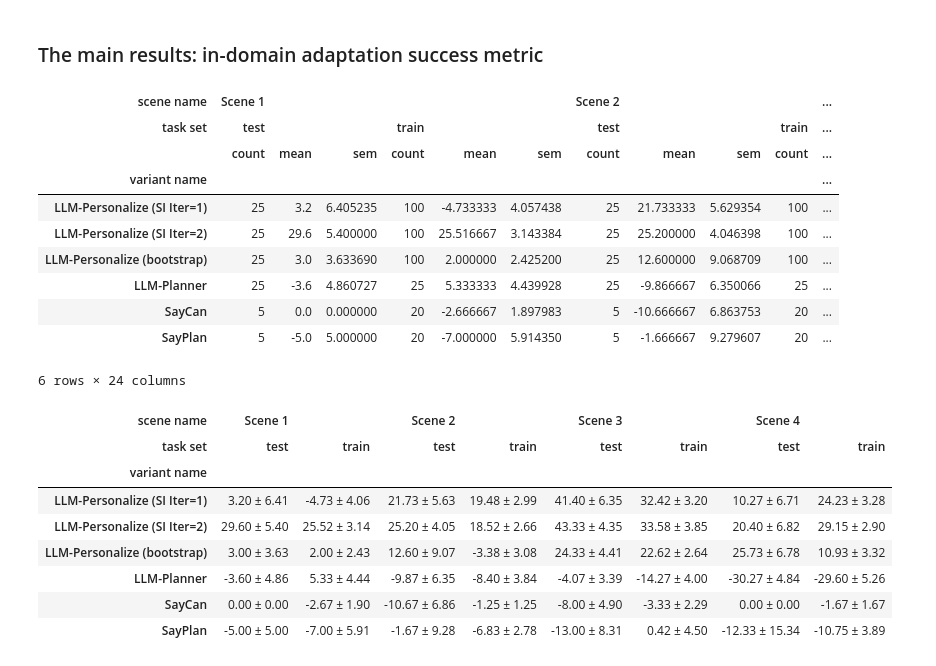
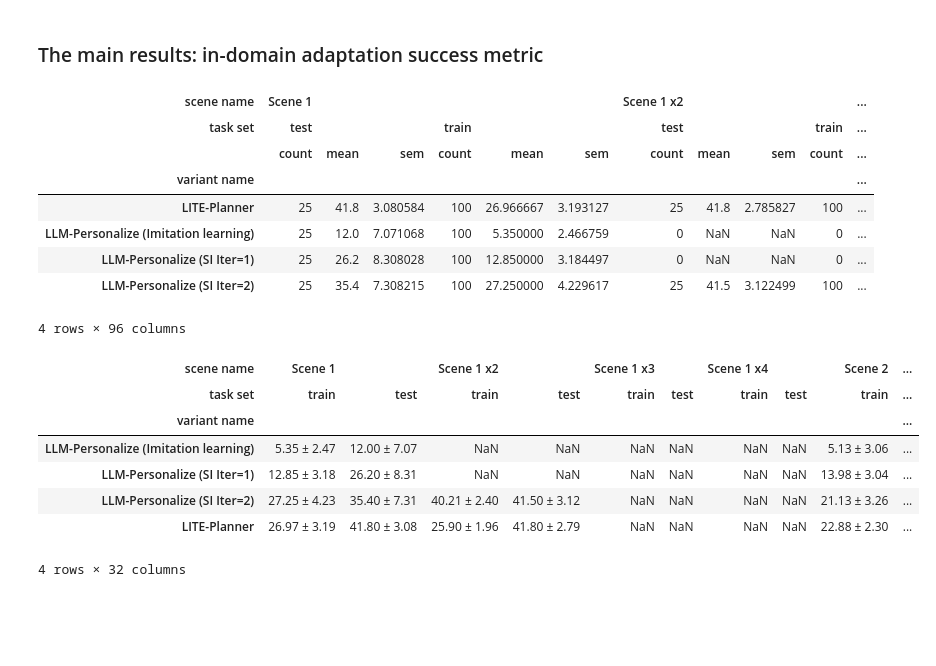
Before and after one commit to jangys99/codellmpersonalize, a Jupyter notebook: experiments/evaluate_gpt3_pair_in_domain.ipynb, the cells around one changed output. Drawn from its saved outputs; the diff is of its cells as text; code cells hidden in the pictures; blank space fills up the shorter version.

```diff
--- a/experiments/evaluate_gpt3_pair_in_domain.ipynb
+++ b/experiments/evaluate_gpt3_pair_in_domain.ipynb
@@ -261,5 +391,8 @@ for experiment_id in COMPARE_EXP:
 # %%
 df_episodes = pd.DataFrame(annotated_episode_list)
+
+df_episodes['total_calls'] = df_episodes.apply(lambda x: f"{x['llm_calls']} / {x['ppr_calls']}", axis=1)
+
 df_episodes[SPLIT_SCENE] = df_episodes.apply(lambda x: scenes[x[SCENE]], axis=1)
 df_episodes['variant'] = df_episodes.apply(lambda x: VARIANT_NAME_MAPPING[x['experiment']], axis=1)
 df_episodes['source'] = df_episodes.apply(lambda x: SOURCE_MAPPING[x[EXPERIMENT]], axis=1)
@@ -277,20 +410,16 @@ df_main = train_instances.copy(deep=True)
 # scene 2: merom_1
 # scene 3: rs_int
 # scene 4: pomaria_2
-name_map = {
-    'pomaria_1_int': 'Scene 1',
-    'merom_1_int': 'Scene 2',
-    'rs_int': 'Scene 4',
-    'pomaria_2_int': 'Scene 3'
-}
+
 variant_map = {
     'zero-shot gpt-3.5-turbo': 'LLM-Planner',
     'SayPlan': 'SayPlan',
     'SayPlan-nofeed': 'SayPlan-nofeed',
     'SayCan': 'SayCan',
-    'bootstrap': 'LLM-Personalize (bootstrap)',
+    'bootstrap': 'LLM-Personalize (Imitation learning)',
     'finetune iter 1': 'LLM-Personalize (SI Iter=1)',
     'finetune iter 2': 'LLM-Personalize (SI Iter=2)',
+    'LITEPlanner': 'LITE-Planner',
     'bt10': 'ablation_bt_large_1',
     'bt11': 'ablation_bt_small_1',
     'bt12': 'ablation_bt_large_2',
@@ -300,8 +429,7 @@ variant_map = {
 df_main['scene name'] = df_main.apply(lambda x: name_map[x['scene']], axis=1)
 df_main['variant name'] = df_main.apply(lambda x: variant_map[x['variant'].split('|')[0].strip(' ')], axis=1)
 df_main['task set'] = df_main.apply(lambda x: x['split'], axis=1)
-df_main[['scene name', 'task set', 'variant name',
-             "success_rate"]].groupby(['scene name', 'task set', 'variant name']).agg(['mean', 'sem'])
+df_main['scene name'] = pd.Categorical(df_main['scene name'], categories=scene_order, ordered=True)
 # Assuming df_main is your original DataFrame
 # Step 1: Group by and aggregate
 grouped = df_main.groupby(['scene name', 'task set', 'variant name'])['success_rate'].agg(['mean', 'sem', 'count'])
@@ -314,30 +442,36 @@ reshaped = reshaped.swaplevel(1, 2, axis=1).sort_index(axis=1)
 reshaped = reshaped.swaplevel(0, 2, axis=1).sort_index(axis=1)
 reshaped
 # %% [output]
-| scene name | Scene 1 |  |  |  |  |  | Scene 2 |  |  |  | ... |
+| scene name | Scene 1 |  |  |  |  |  | Scene 1 x2 |  |  |  | ... |
 | task set | test |  |  | train |  |  | test |  |  | train | ... |
 |  | count | mean | sem | count | mean | sem | count | mean | sem | count | ... |
 | variant name |  |  |  |  |  |  |  |  |  |  | ... |
-| LLM-Personalize (SI Iter=1) | 25 | 3.2 | 6.405235 | 100 | -4.733333 | 4.057438 | 25 | 21.733333 | 5.629354 | 100 | ... |
-| LLM-Personalize (SI Iter=2) | 25 | 29.6 | 5.400000 | 100 | 25.516667 | 3.143384 | 25 | 25.200000 | 4.046398 | 100 | ... |
-| LLM-Personalize (bootstrap) | 25 | 3.0 | 3.633690 | 100 | 2.000000 | 2.425200 | 25 | 12.600000 | 9.068709 | 100 | ... |
-| LLM-Planner | 25 | -3.6 | 4.860727 | 25 | 5.333333 | 4.439928 | 25 | -9.866667 | 6.350066 | 25 | ... |
-| SayCan | 5 | 0.0 | 0.000000 | 20 | -2.666667 | 1.897983 | 5 | -10.666667 | 6.863753 | 20 | ... |
-| SayPlan | 5 | -5.0 | 5.000000 | 20 | -7.000000 | 5.914350 | 5 | -1.666667 | 9.279607 | 20 | ... |
+| LITE-Planner | 25 | 41.8 | 3.080584 | 100 | 26.966667 | 3.193127 | 25 | 41.8 | 2.785827 | 100 | ... |
+| LLM-Personalize (Imitation learning) | 25 | 12.0 | 7.071068 | 100 | 5.350000 | 2.466759 | 0 | NaN | NaN | 0 | ... |
+| LLM-Personalize (SI Iter=1) | 25 | 26.2 | 8.308028 | 100 | 12.850000 | 3.184497 | 0 | NaN | NaN | 0 | ... |
+| LLM-Personalize (SI Iter=2) | 25 | 35.4 | 7.308215 | 100 | 27.250000 | 4.229617 | 25 | 41.5 | 3.122499 | 100 | ... |
-6 rows × 24 columns
+4 rows × 96 columns
 # %%
 grouped1 = df_main.groupby(['scene name', 'task set', 'variant name'])['success_rate'].agg(
     lambda x: f'{x.mean():.2f} ± {x.sem():.2f}'
 )
 reshaped1 = grouped1.unstack(level=[0, 1])
+desired_order = [
+    'LLM-Personalize (Imitation learning)',
+    'LLM-Personalize (SI Iter=1)',
+    'LLM-Personalize (SI Iter=2)',
+    'LITE-Planner'
+]
+
+reshaped1 = reshaped1.sort_index(axis=1, level=[0, 1], ascending=[True, False])
+reshaped1 = reshaped1.reindex(desired_order)
 reshaped1
 # %% [output]
-| scene name | Scene 1 |  | Scene 2 |  | Scene 3 |  | Scene 4 |  |
-| task set | test | train | test | train | test | train | test | train |
-| variant name |  |  |  |  |  |  |  |  |
-| LLM-Personalize (SI Iter=1) | 3.20 ± 6.41 | -4.73 ± 4.06 | 21.73 ± 5.63 | 19.48 ± 2.99 | 41.40 ± 6.35 | 32.42 ± 3.20 | 10.27 ± 6.71 | 24.23 ± 3.28 |
-| LLM-Personalize (SI Iter=2) | 29.60 ± 5.40 | 25.52 ± 3.14 | 25.20 ± 4.05 | 18.52 ± 2.66 | 43.33 ± 4.35 | 33.58 ± 3.85 | 20.40 ± 6.82 | 29.15 ± 2.90 |
-| LLM-Personalize (bootstrap) | 3.00 ± 3.63 | 2.00 ± 2.43 | 12.60 ± 9.07 | -3.38 ± 3.08 | 24.33 ± 4.41 | 22.62 ± 2.64 | 25.73 ± 6.78 | 10.93 ± 3.32 |
-| LLM-Planner | -3.60 ± 4.86 | 5.33 ± 4.44 | -9.87 ± 6.35 | -8.40 ± 3.84 | -4.07 ± 3.39 | -14.27 ± 4.00 | -30.27 ± 4.84 | -29.60 ± 5.26 |
-| SayCan | 0.00 ± 0.00 | -2.67 ± 1.90 | -10.67 ± 6.86 | -1.25 ± 1.25 | -8.00 ± 4.90 | -3.33 ± 2.29 | 0.00 ± 0.00 | -1.67 ± 1.67 |
-| SayPlan | -5.00 ± 5.00 | -7.00 ± 5.91 | -1.67 ± 9.28 | -6.83 ± 2.78 | -13.00 ± 8.31 | 0.42 ± 4.50 | -12.33 ± 15.34 | -10.75 ± 3.89 |
+| scene name | Scene 1 |  | Scene 1 x2 |  | Scene 1 x3 |  | Scene 1 x4 |  | Scene 2 | ... |
+| task set | train | test | train | test | train | test | train | test | train | ... |
+| variant name |  |  |  |  |  |  |  |  |  | ... |
+| LLM-Personalize (Imitation learning) | 5.35 ± 2.47 | 12.00 ± 7.07 | NaN | NaN | NaN | NaN | NaN | NaN | 5.13 ± 3.06 | ... |
+| LLM-Personalize (SI Iter=1) | 12.85 ± 3.18 | 26.20 ± 8.31 | NaN | NaN | NaN | NaN | NaN | NaN | 13.98 ± 3.04 | ... |
+| LLM-Personalize (SI Iter=2) | 27.25 ± 4.23 | 35.40 ± 7.31 | 40.21 ± 2.40 | 41.50 ± 3.12 | NaN | NaN | NaN | NaN | 21.13 ± 3.26 | ... |
+| LITE-Planner | 26.97 ± 3.19 | 41.80 ± 3.08 | 25.90 ± 1.96 | 41.80 ± 2.79 | NaN | NaN | NaN | NaN | 22.88 ± 2.30 | ... |
+4 rows × 32 columns
```
Also changed, not shown: parts of 8 cells of this notebook, 35 other files.
